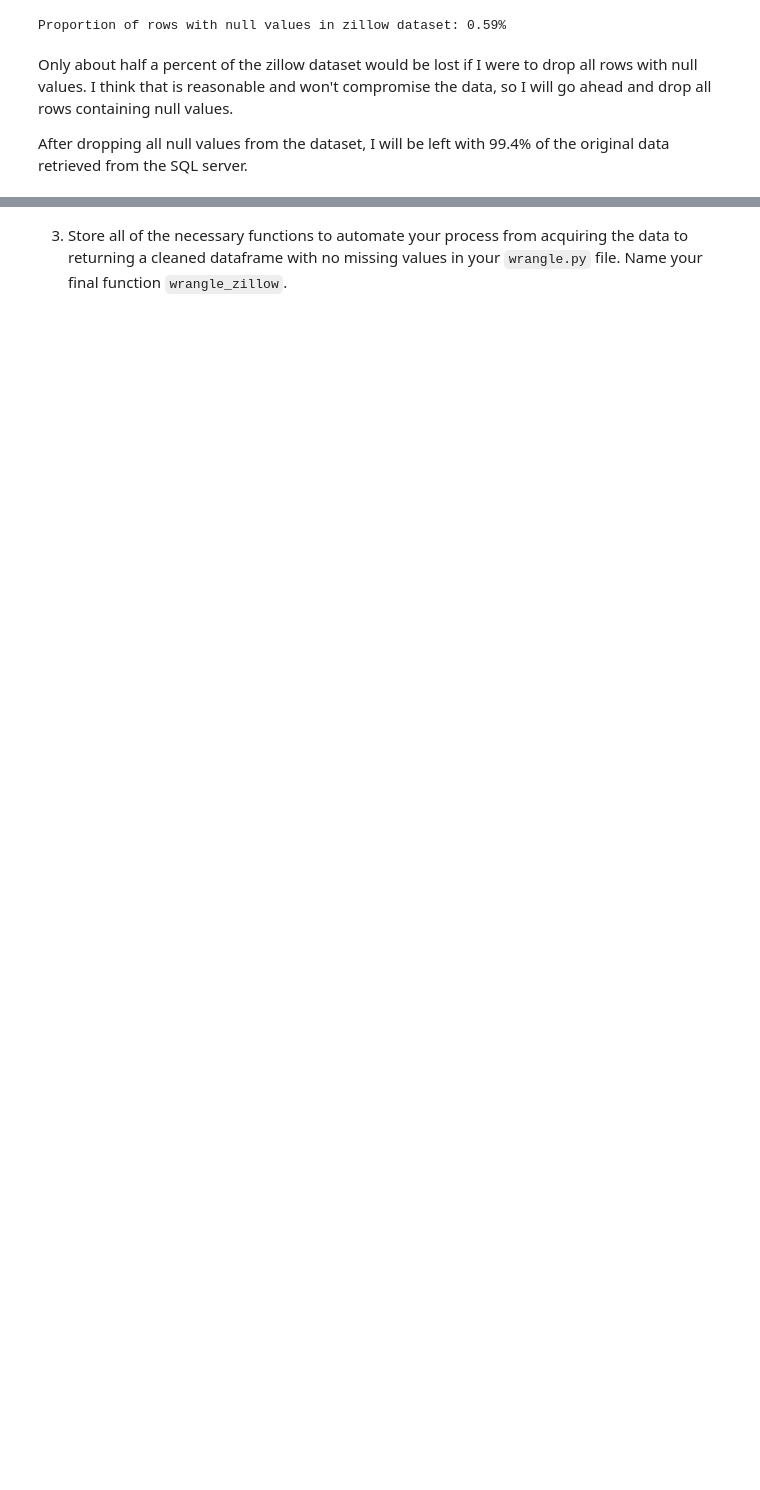
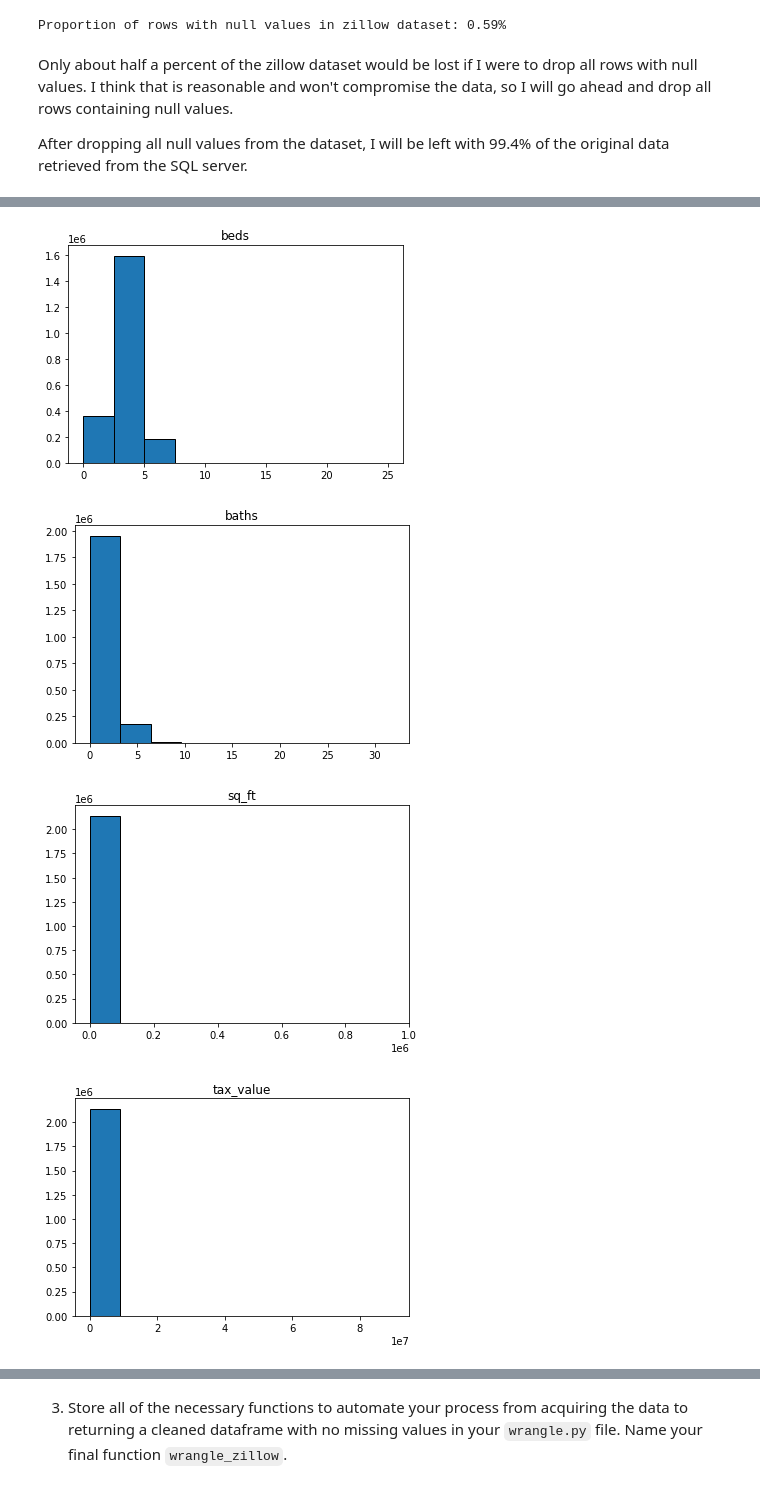
Before and after one commit to sophia-stewart/regression-exercises, a Jupyter notebook: wrangle.ipynb, the cells around one changed output, grey strips where cells are left out. Drawn from its saved outputs; the diff is of its cells as text; code cells hidden in the pictures; blank space fills up the shorter version.

```diff
--- a/wrangle.ipynb
+++ b/wrangle.ipynb
@@ -79,7 +81,7 @@ def acquire_zillow():
                taxamount,
                fips
         FROM properties_2017
-        WHERE propertylandusetypeid = 261;
+        WHERE propertylandusetypeid IN (261, 279);
         '''
         zillow = pd.read_sql(sql, url)
         zillow.to_csv('zillow.csv')
@@ -198,3 +200,8 @@ Data columns (total 7 columns):
  6   fips                          float64
 dtypes: float64(7)
 memory usage: 130.6 MB
+# %%
+# view value counts for each column
+for col in zillow.columns:
+    print(col,'\n')
+    print(zillow[col].value_counts(),'\n')
@@ -203,9 +228,7 @@ Next, I will convert column data types to int where appropriate.
 # %%
-# list columns to be converted
-int_cols = ['bedroomcnt', 'bathroomcnt', 'calculatedfinishedsquarefeet', 'taxvaluedollarcnt', 'yearbuilt', 'fips']
-# create for loop to convert each col in list
-for col in int_cols:
-    zillow[col] = zillow[col].astype(int)
+# convert dtypes to obj
+zillow.fips = zillow['fips'].astype('O')
+zillow.yearbuilt = zillow['yearbuilt'].astype('O')
 # confirm dtypes have been changed
 zillow.info()
 # %% [output]
@@ -225,0 +251,7 @@ memory usage: 130.6 MB
+# %%
+# rename columns
+zillow.rename(columns={'bedroomcnt':'beds',
+               'bathroomcnt':'baths',
+               'calculatedfinishedsquarefeet':'sq_ft',
+               'taxvaluedollarcnt':'tax_value'}, inplace=True)
+zillow.head()
@@ -225,0 +267,12 @@ memory usage: 130.6 MB
+# %%
+# view histograms of non-categorical columns
+for col in zillow.select_dtypes(float):
+    zillow[col].hist(bins=10, edgecolor='k')
+    plt.title(col)
+    plt.grid(False)
+    plt.show()
+# %% [output]
+[figure, added]
+[figure, added]
+[figure, added]
+[figure, added]
```
Also changed, not shown: parts of 31 cells of this notebook.
